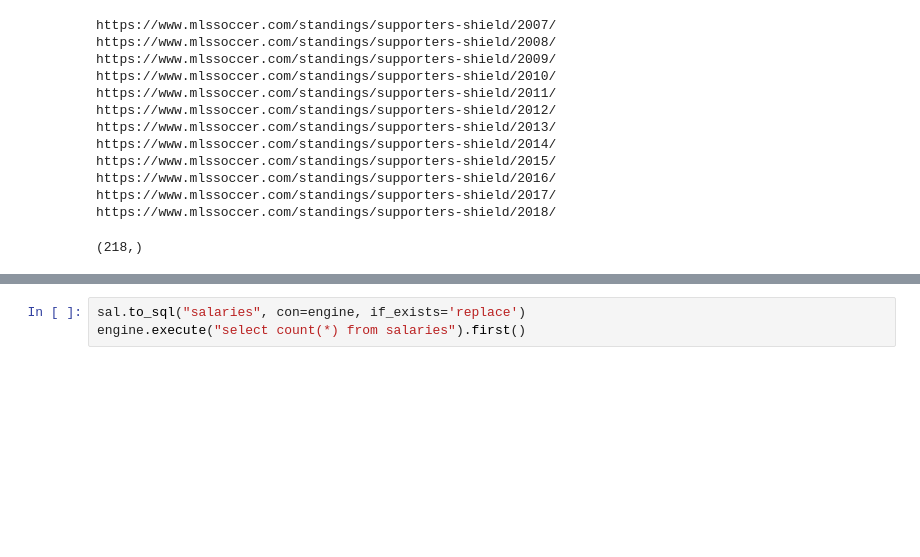
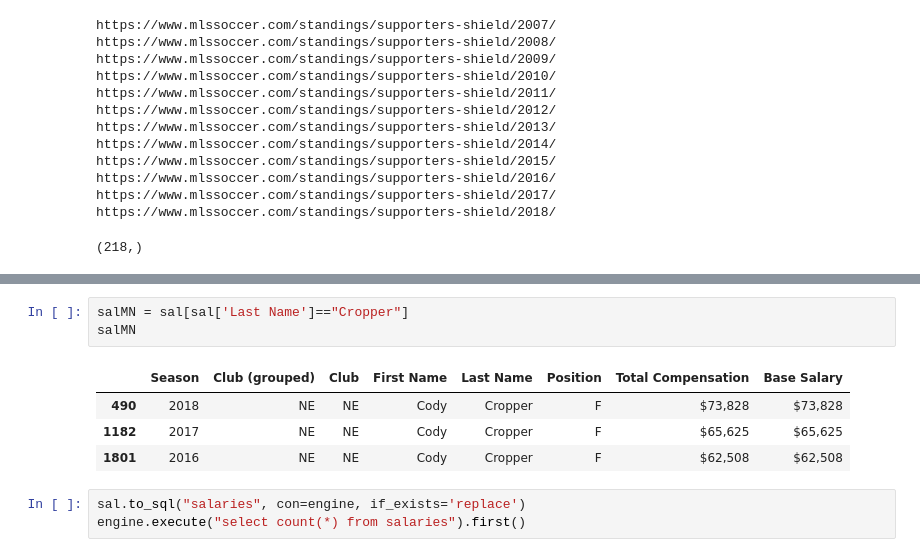
Before and after one commit to kyraha/UMN_PR02_ETL, a Jupyter notebook: ETL_KD/MLSstandingsKD.ipynb, the cells around one changed output, grey strips where cells are left out. Saved outputs shown, nothing was run; the diff lists cells and outputs as text; blank space fills up the shorter version.

```diff
--- a/ETL_KD/MLSstandingsKD.ipynb
+++ b/ETL_KD/MLSstandingsKD.ipynb
@@ -198,3 +225,11 @@ sal
+# %%
+salMN = sal[sal['Last Name']=="Cropper"]
+salMN
+# %% [output]
+|  | Season | Club (grouped) | Club | First Name | Last Name | Position | Total Compensation | Base Salary |
+| 490 | 2018 | NE | NE | Cody | Cropper | F | $73,828 | $73,828 |
+| 1182 | 2017 | NE | NE | Cody | Cropper | F | $65,625 | $65,625 |
+| 1801 | 2016 | NE | NE | Cody | Cropper | F | $62,508 | $62,508 |
 # %%
 sal.to_sql("salaries", con=engine, if_exists='replace')
 engine.execute("select count(*) from salaries").first()
```
Also changed, not shown: parts of 4 cells of this notebook, 2 other files.
